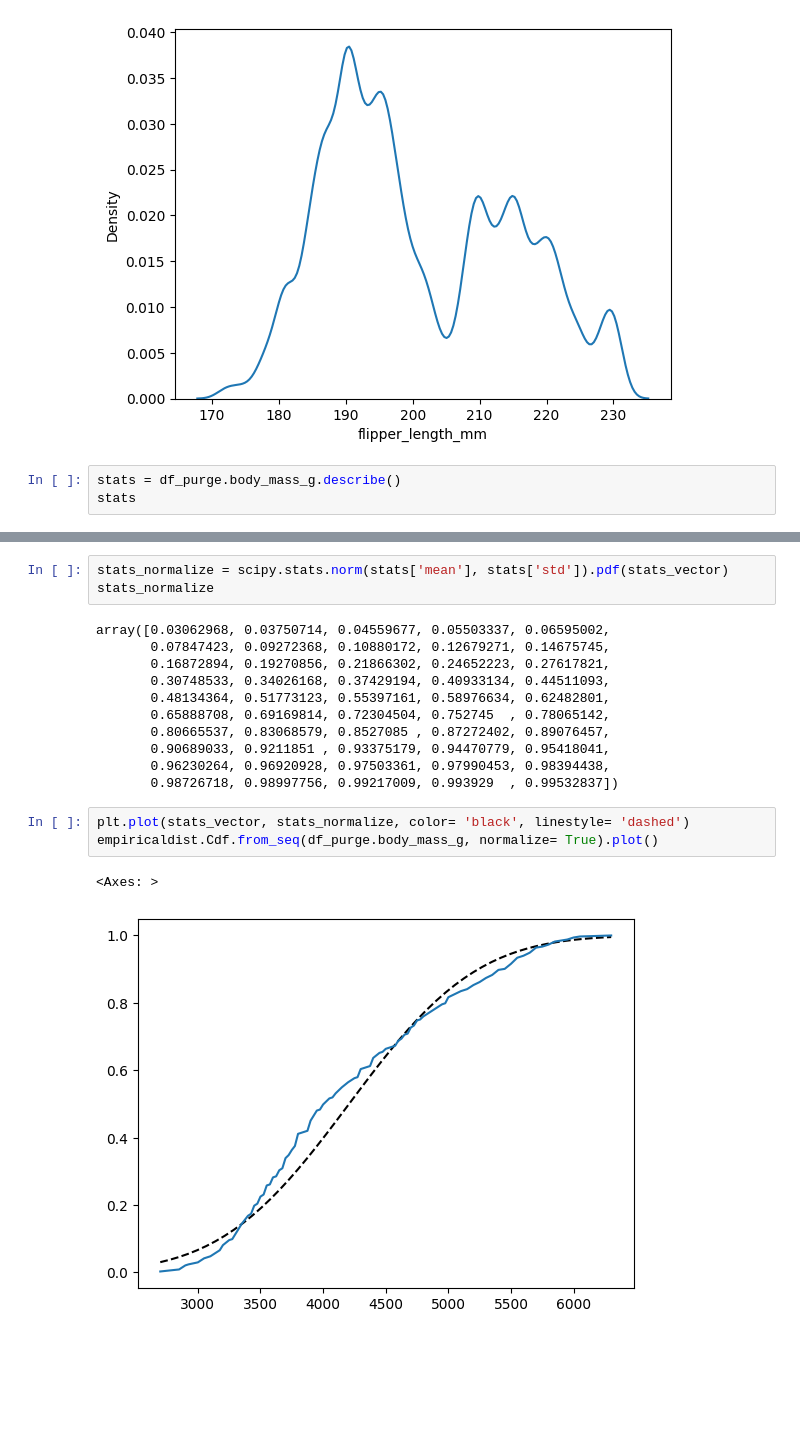
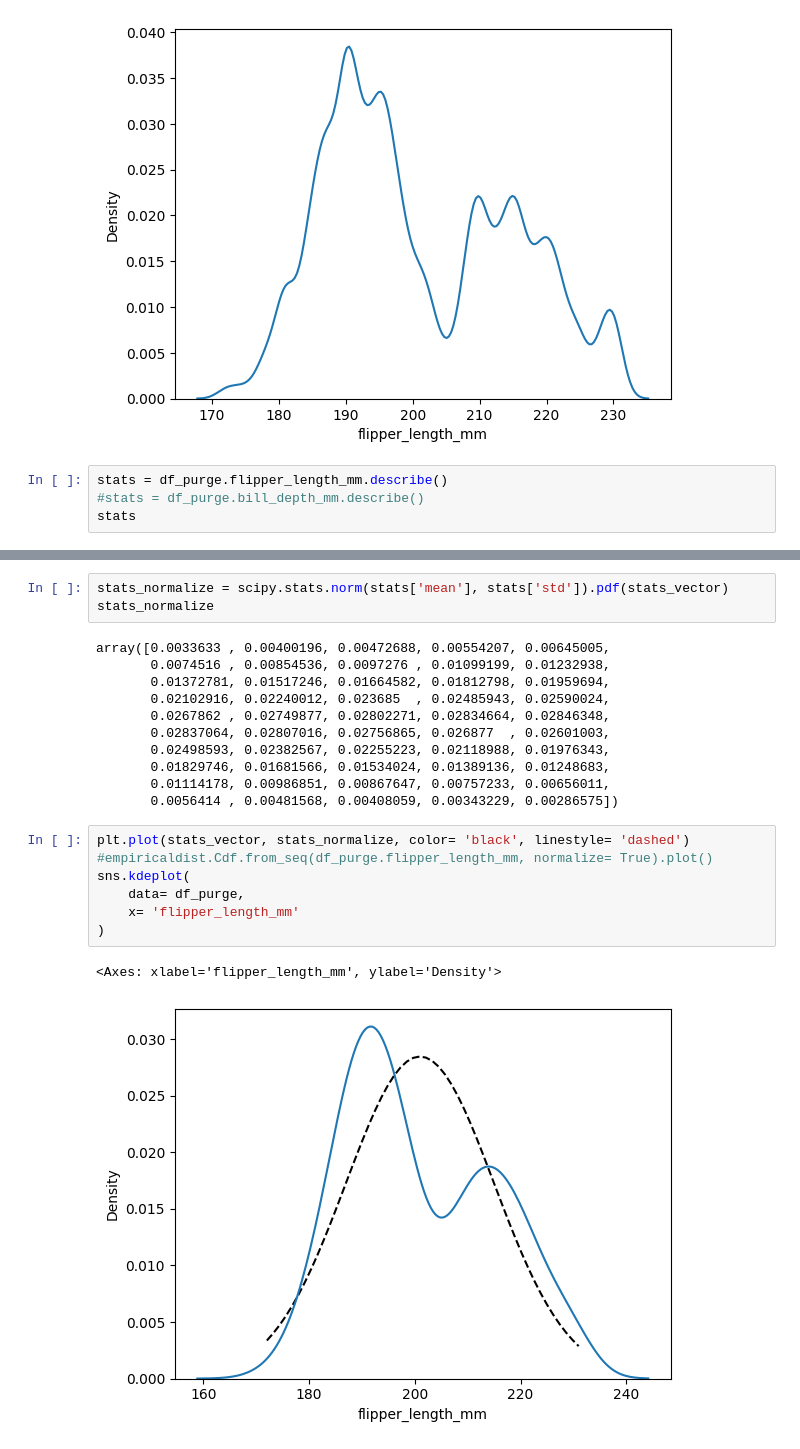
Before and after one commit to AndreMado/data, a Jupyter notebook: notebooks/note.ipynb, the cells around one changed output, grey strips where cells are left out. Saved outputs shown, nothing was run; the diff lists cells and outputs as text; blank space fills up the shorter version.

```diff
--- a/notebooks/note.ipynb
+++ b/notebooks/note.ipynb
@@ -305,6 +305,7 @@ sns.kdeplot(
 <Axes: xlabel='flipper_length_mm', ylabel='Density'>
 [figure]
 # %%
-stats = df_purge.body_mass_g.describe()
+stats = df_purge.flipper_length_mm.describe()
+#stats = df_purge.bill_depth_mm.describe()
 stats
 # %% [output]
@@ -338,19 +339,23 @@ array([2700.        , 2773.46938776, 2846.93877551, 2920.40816327,
 stats_normalize = scipy.stats.norm(stats['mean'], stats['std']).pdf(stats_vector)
 stats_normalize
 # %% [output]
-array([0.03062968, 0.03750714, 0.04559677, 0.05503337, 0.06595002,
-       0.07847423, 0.09272368, 0.10880172, 0.12679271, 0.14675745,
-       0.16872894, 0.19270856, 0.21866302, 0.24652223, 0.27617821,
-       0.30748533, 0.34026168, 0.37429194, 0.40933134, 0.44511093,
-       0.48134364, 0.51773123, 0.55397161, 0.58976634, 0.62482801,
-       0.65888708, 0.69169814, 0.72304504, 0.752745  , 0.78065142,
-       0.80665537, 0.83068579, 0.8527085 , 0.87272402, 0.89076457,
-       0.90689033, 0.9211851 , 0.93375179, 0.94470779, 0.95418041,
-       0.96230264, 0.96920928, 0.97503361, 0.97990453, 0.98394438,
-       0.98726718, 0.98997756, 0.99217009, 0.993929  , 0.99532837])
+array([0.0033633 , 0.00400196, 0.00472688, 0.00554207, 0.00645005,
+       0.0074516 , 0.00854536, 0.0097276 , 0.01099199, 0.01232938,
+       0.01372781, 0.01517246, 0.01664582, 0.01812798, 0.01959694,
+       0.02102916, 0.02240012, 0.023685  , 0.02485943, 0.02590024,
+       0.0267862 , 0.02749877, 0.02802271, 0.02834664, 0.02846348,
+       0.02837064, 0.02807016, 0.02756865, 0.026877  , 0.02601003,
+       0.02498593, 0.02382567, 0.02255223, 0.02118988, 0.01976343,
+       0.01829746, 0.01681566, 0.01534024, 0.01389136, 0.01248683,
+       0.01114178, 0.00986851, 0.00867647, 0.00757233, 0.00656011,
+       0.0056414 , 0.00481568, 0.00408059, 0.00343229, 0.00286575])
 # %%
 plt.plot(stats_vector, stats_normalize, color= 'black', linestyle= 'dashed')
-empiricaldist.Cdf.from_seq(df_purge.body_mass_g, normalize= True).plot()
+#empiricaldist.Cdf.from_seq(df_purge.flipper_length_mm, normalize= True).plot()
+sns.kdeplot(
+    data= df_purge,
+    x= 'flipper_length_mm'
+)
 # %% [output]
-<Axes: >
+<Axes: xlabel='flipper_length_mm', ylabel='Density'>
-[figure, old version]
+[figure, new version]
```
Also changed, not shown: parts of 25 cells of this notebook.
